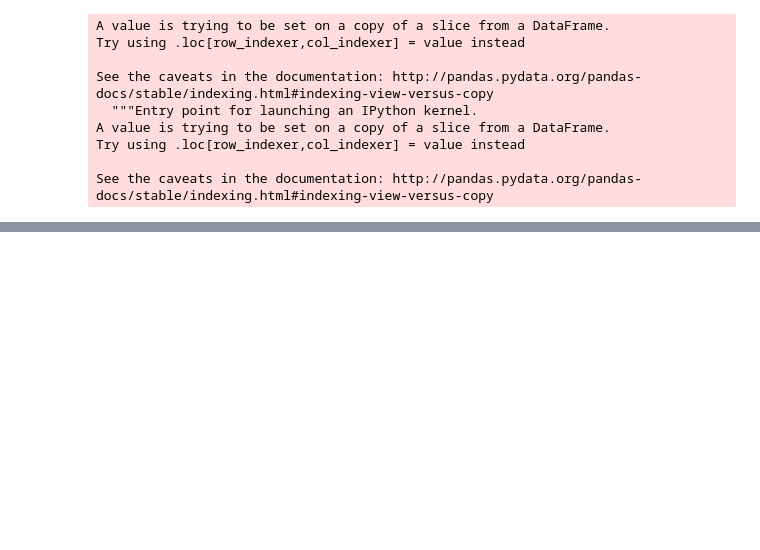
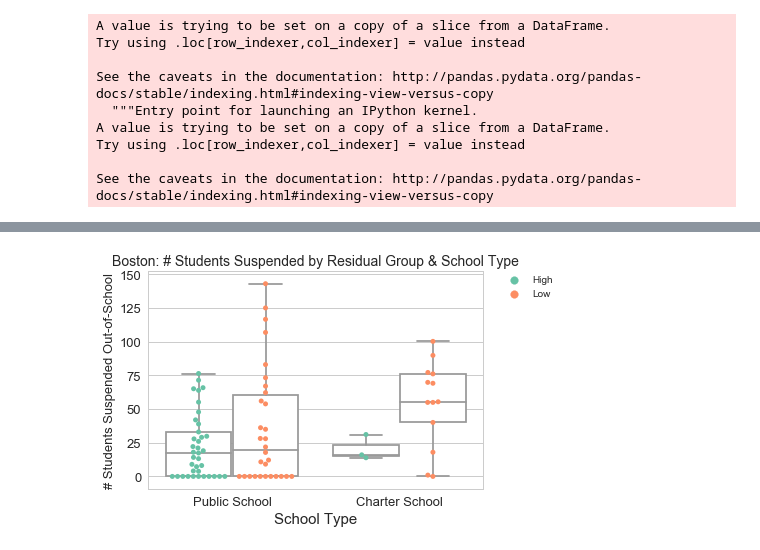
Before and after one commit to jill-k/school-staff-demographics, a Jupyter notebook: analysis/School Staff Analysis.ipynb, the cells around one changed output, grey strips where cells are left out. Cells and saved outputs as stored; diff of their text form; code cells hidden in the pictures; blank space fills up the shorter version.

```diff
--- a/analysis/School Staff Analysis.ipynb
+++ b/analysis/School Staff Analysis.ipynb
@@ -637,5 +644,0 @@ sns.boxplot(x="Residuals Group", y="% In-School Suspension", data=df_on, palette
-# %%
-sns.set_style("whitegrid", rc={'axes.linewidth': 1})
-p = sns.regplot(x = "Perc Nonwhite Staff", y = "% Out-of-School Suspension", data = df_on, scatter_kws = {"color": "teal", "alpha" : 0.3,}, line_kws = {"color": "black"})
-p.set_title("2015", fontsize=20)
-p.tick_params(labelsize=13);
@@ -644,5 +644,0 @@ p.tick_params(labelsize=13);
-# %%
-sns.set_style("whitegrid", rc={'axes.linewidth': 1})
-p = sns.regplot(x = "Perc Nonwhite Staff", y = "% In-School Suspension", data = df_on, scatter_kws = {"color": "teal", "alpha" : 0.3,}, line_kws = {"color": "black"})
-p.set_title("2015", fontsize=20)
-p.tick_params(labelsize=13);
@@ -650,0 +645,4 @@ p.tick_params(labelsize=13);
+# %%
+boston_mask = df_on["In Boston"] == "Boston"
+df_on_boston = df_on[boston_mask]
+df_on_notboston = df_on[~boston_mask]
@@ -650,0 +655,11 @@ p.tick_params(labelsize=13);
+# %%
+ax = sns.boxplot(x="Org Type", y="Number Students OSS", hue="Residuals Group", data=df_on_boston, palette=["white", "white"])
+ax = sns.swarmplot(x="Org Type", y="Number Students OSS", hue="Residuals Group", data=df_on_boston, palette="Set2", split=True)
+handles, labels = ax.get_legend_handles_labels()
+l = plt.legend(handles[2:4], labels[2:4], bbox_to_anchor=(1.05, 1), loc=2, borderaxespad=0.)
+ax.set_ylabel('# Students Suspended Out-of-School', fontsize=13)
+ax.set_title('Boston: # Students Suspended by Residual Group & School Type', fontsize=14)
+ax.tick_params(labelsize=13)
+ax.set_xlabel("School Type", fontsize = 15);
+# %% [output]
+[figure, added]
```
Also changed, not shown: parts of 24 cells of this notebook.
